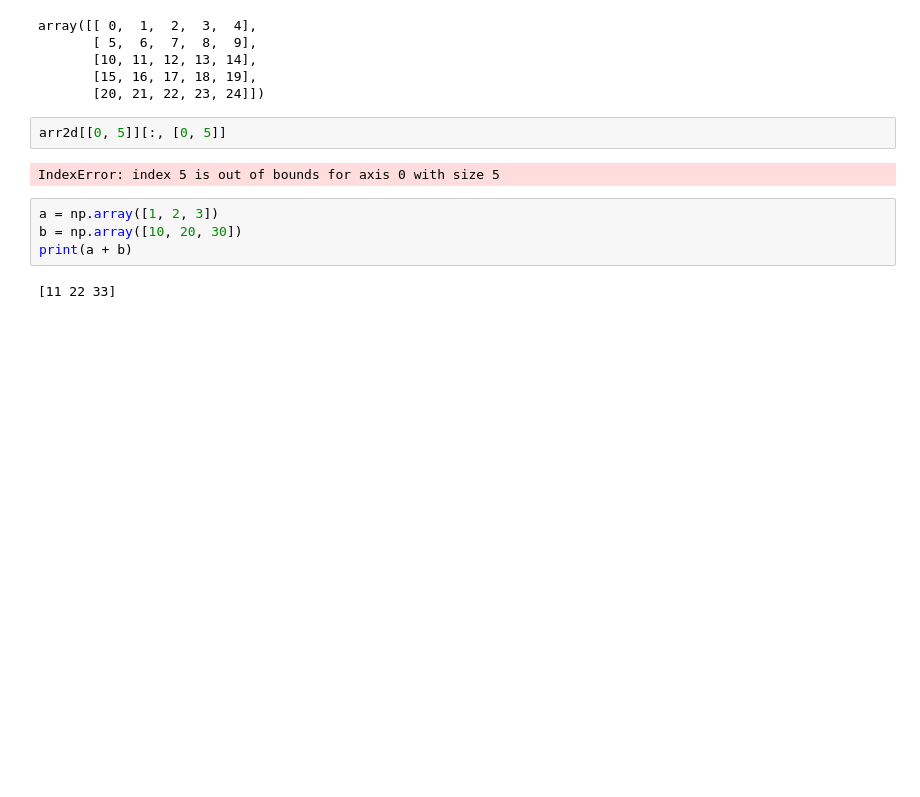
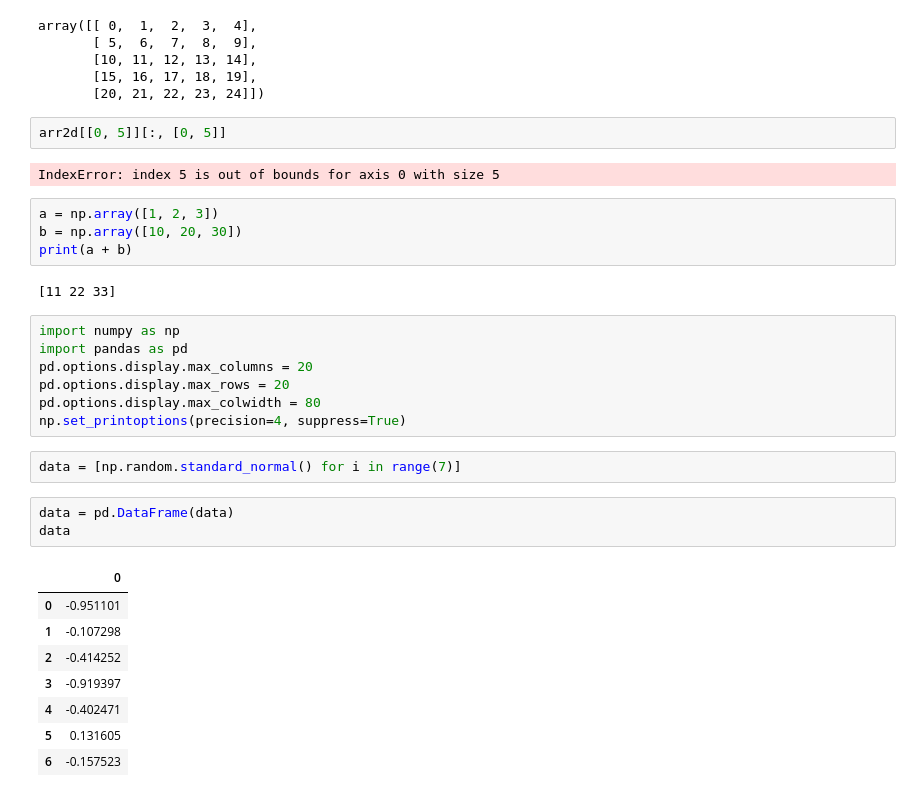
Before and after one commit to murtazakhanpro/AI-and-Data-Science, a Jupyter notebook: Python_numpy/introduction_numpy.ipynb, the cells around one changed output. Saved outputs shown, nothing was run; the diff lists cells and outputs as text; blank space fills up the shorter version.

```diff
--- a/Python_numpy/introduction_numpy.ipynb
+++ b/Python_numpy/introduction_numpy.ipynb
@@ -418,3 +418,24 @@ b = np.array([10, 20, 30])
 print(a + b)
 # %% [output]
 [11 22 33]
+# %%
+import numpy as np
+import pandas as pd
+pd.options.display.max_columns = 20
+pd.options.display.max_rows = 20
+pd.options.display.max_colwidth = 80
+np.set_printoptions(precision=4, suppress=True)
+# %%
+data = [np.random.standard_normal() for i in range(7)]
+# %%
+data = pd.DataFrame(data)
+data
+# %% [output]
+|  | 0 |
+| 0 | -0.951101 |
+| 1 | -0.107298 |
+| 2 | -0.414252 |
+| 3 | -0.919397 |
+| 4 | -0.402471 |
+| 5 | 0.131605 |
+| 6 | -0.157523 |
```
